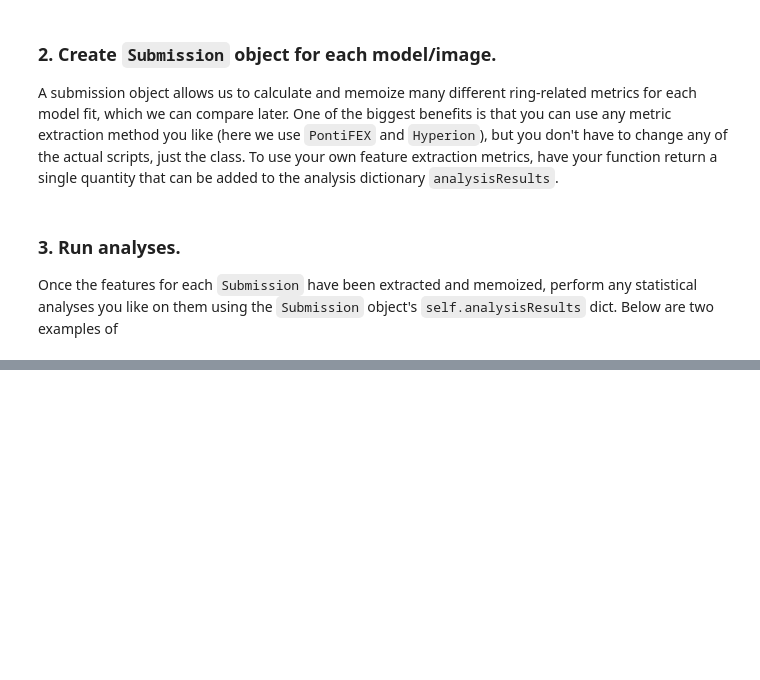
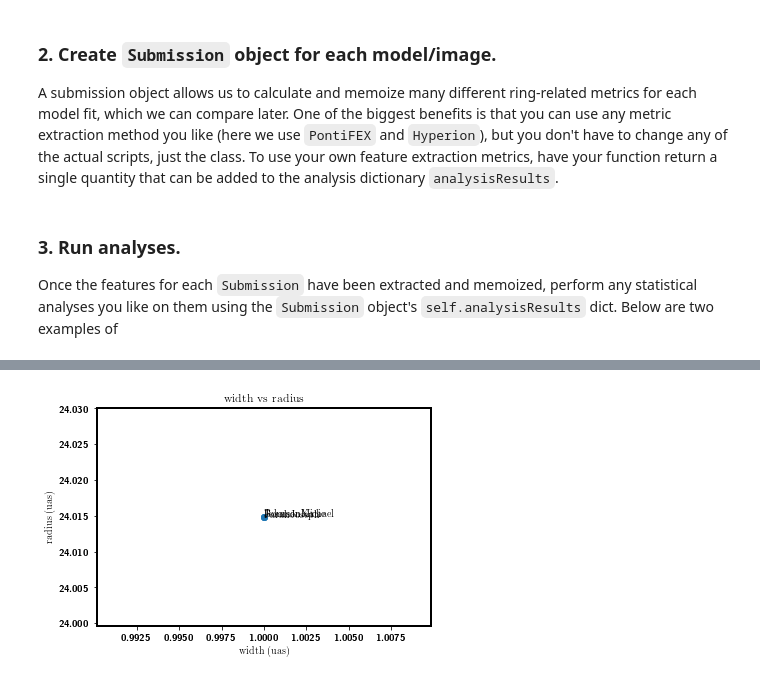
Before and after one commit to sao-eht/eht-mcp, a Jupyter notebook: image_model_fit_comparison_pipeline.ipynb, the cells around one changed output, grey strips where cells are left out. Saved outputs shown, nothing was run; the diff lists cells and outputs as text; code cells hidden in the pictures; blank space fills up the shorter version.

```diff
--- a/image_model_fit_comparison_pipeline.ipynb
+++ b/image_model_fit_comparison_pipeline.ipynb
@@ -310 +330,5 @@ Examining asymmetry radius
 ... (133 outputs left out)
+# %%
+twoMetricAllSubmissions(submissionsList, metric1='width', metric2='radius', save=False)
+# %% [output]
+[figure, added]
```
Also changed, not shown: parts of 10 cells of this notebook, 6 other files.
